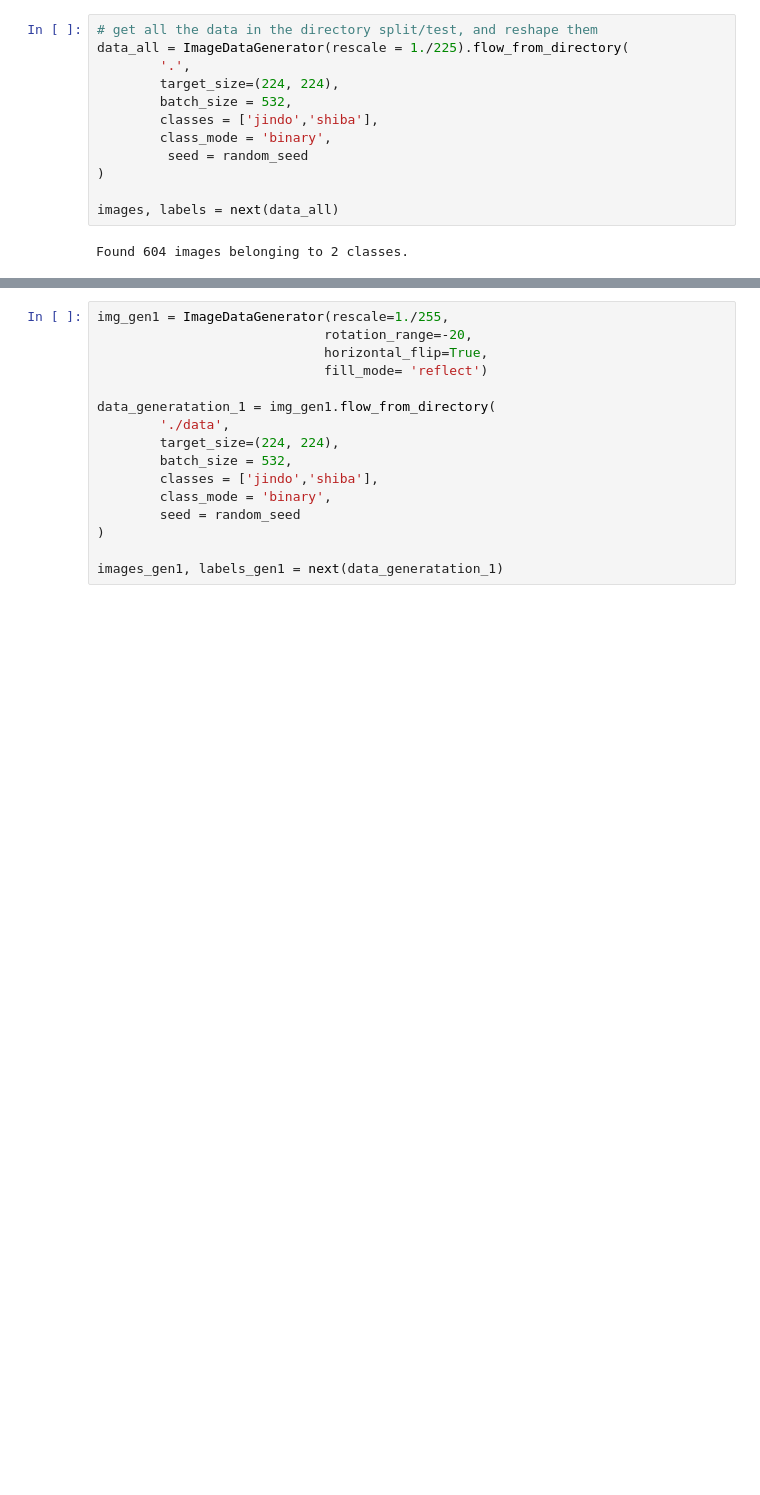
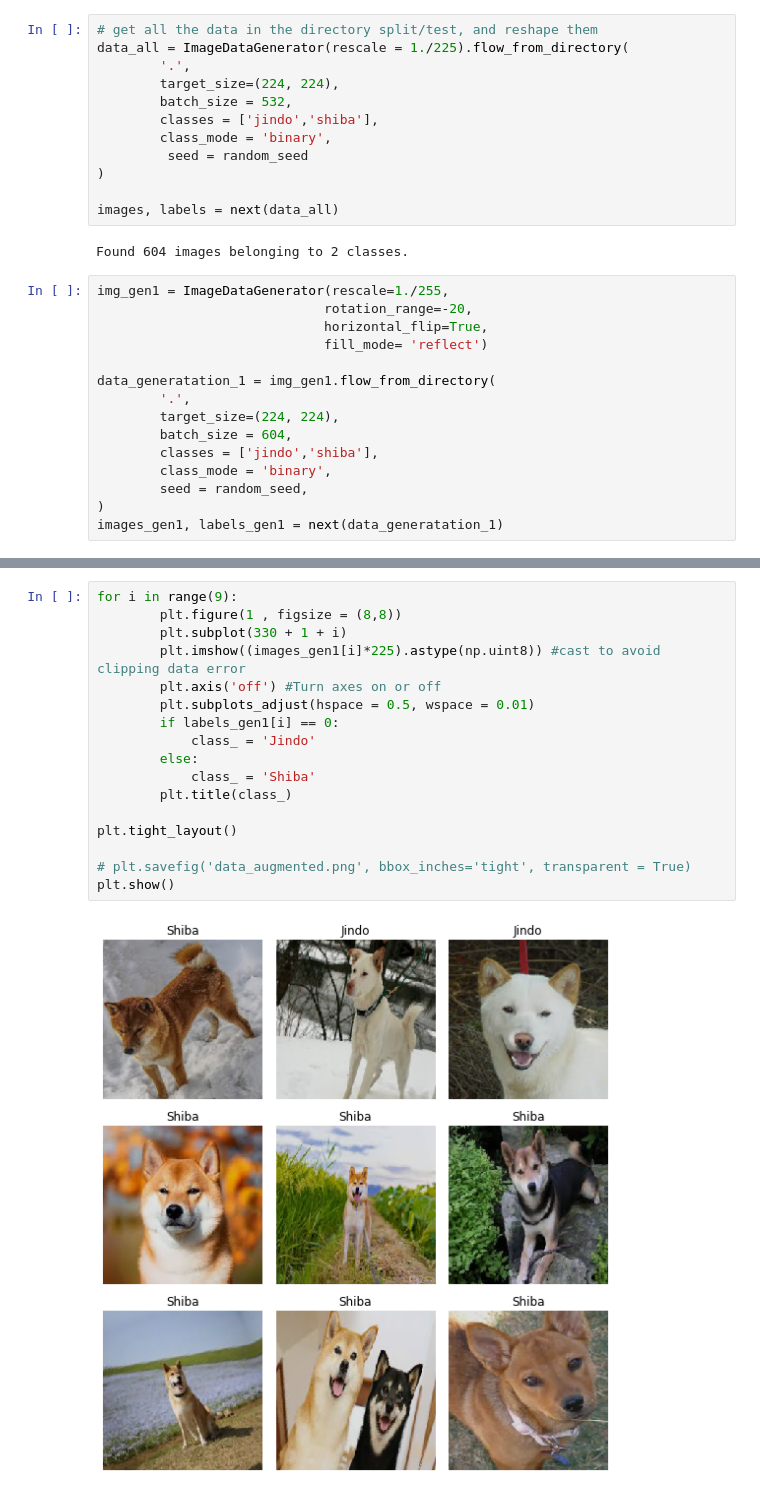
Before and after one commit to rmei97/shiba_vs_jindo, a Jupyter notebook: image_processing.ipynb, the cells around one changed output, grey strips where cells are left out. Saved outputs shown, nothing was run; the diff lists cells and outputs as text; blank space fills up the shorter version.

Commit message:
cleaned image scraper and added data visualizations

```diff
--- a/image_processing.ipynb
+++ b/image_processing.ipynb
@@ -114,3 +110,18 @@ data_all = ImageDataGenerator(rescale = 1./225).flow_from_directory(
 images, labels = next(data_all)
 # %% [output]
 Found 604 images belonging to 2 classes.
+# %%
+img_gen1 = ImageDataGenerator(rescale=1./255,
+                             rotation_range=-20,
+                             horizontal_flip=True,
+                             fill_mode= 'reflect')
+
+data_generatation_1 = img_gen1.flow_from_directory(
+        '.',
+        target_size=(224, 224),
+        batch_size = 604,
+        classes = ['jindo','shiba'],
+        class_mode = 'binary',
+        seed = random_seed,
+)
+images_gen1, labels_gen1 = next(data_generatation_1)
@@ -133,19 +215,22 @@ plt.tight_layout()
 plt.show()
 # %% [output]
 [figure]
-# %%
-img_gen1 = ImageDataGenerator(rescale=1./255,
-                             rotation_range=-20,
-                             horizontal_flip=True,
-                             fill_mode= 'reflect')
-
-data_generatation_1 = img_gen1.flow_from_directory(
-        './data',
-        target_size=(224, 224),
-        batch_size = 532,
-        classes = ['jindo','shiba'],
-        class_mode = 'binary',
-        seed = random_seed
-)
-
-images_gen1, labels_gen1 = next(data_generatation_1)
+# %%
+for i in range(9):
+        plt.figure(1 , figsize = (8,8))
+        plt.subplot(330 + 1 + i)
+        plt.imshow((images_gen1[i]*225).astype(np.uint8)) #cast to avoid clipping data error
+        plt.axis('off') #Turn axes on or off
+        plt.subplots_adjust(hspace = 0.5, wspace = 0.01)
+        if labels_gen1[i] == 0:
+            class_ = 'Jindo'
+        else:
+            class_ = 'Shiba'
+        plt.title(class_)
+
+plt.tight_layout()
+
+# plt.savefig('data_augmented.png', bbox_inches='tight', transparent = True)
+plt.show()
+# %% [output]
+[figure, added]
```
Also changed, not shown: parts of 17 cells of this notebook, 2 other files.
